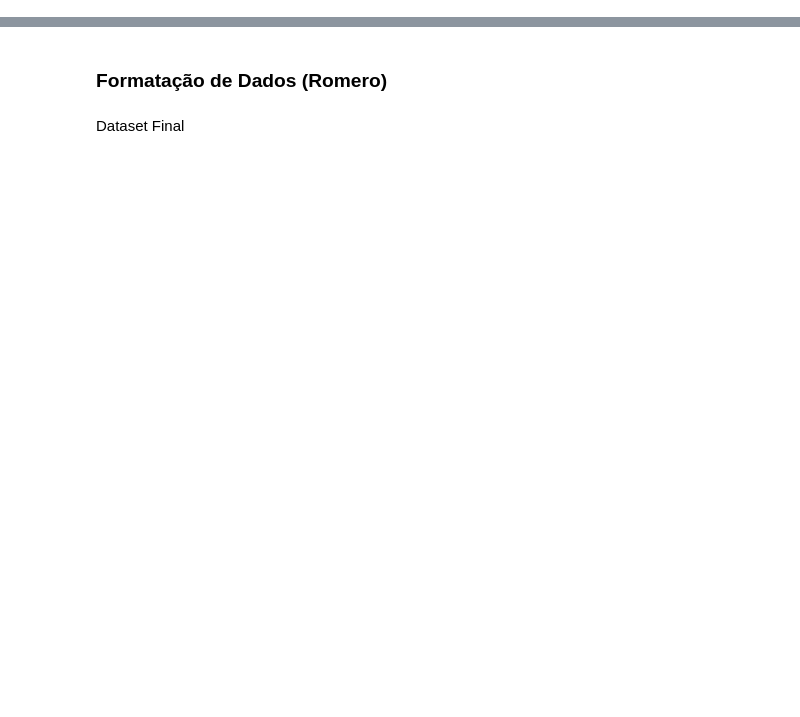
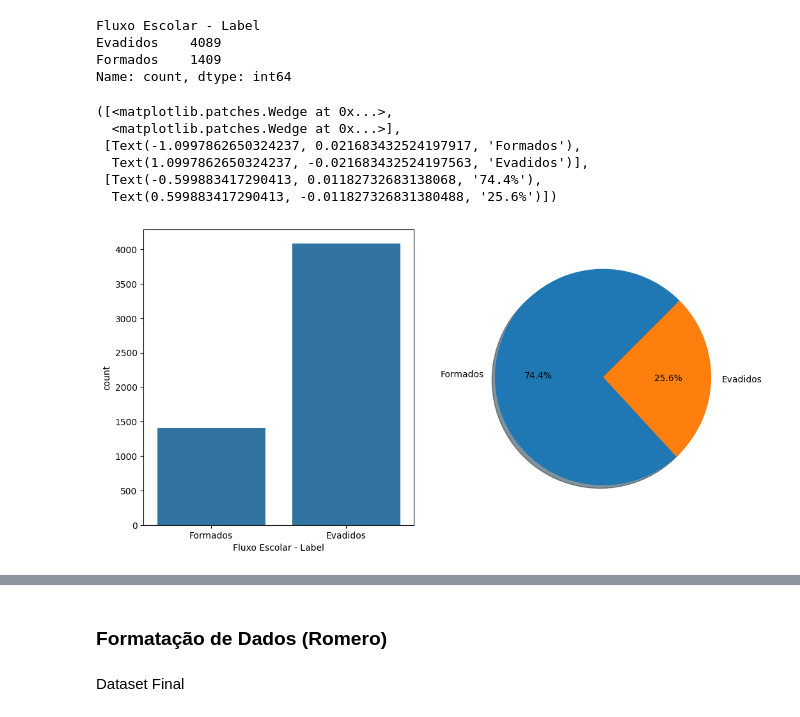
Before and after one commit to Daliego/special_topics_final_work, a Jupyter notebook: trabalho02/training_model_dataset.ipynb, the cells around one changed output, grey strips where cells are left out. Cells and saved outputs as stored; diff of their text form; code cells hidden in the pictures; blank space fills up the shorter version.

```diff
--- a/trabalho02/training_model_dataset.ipynb
+++ b/trabalho02/training_model_dataset.ipynb
@@ -11,3 +13,27 @@ import pandas as pd
 import numpy as np
 # %%
 df = pd.read_csv('./output/refatorado_dataset.csv', index_col=0)
+# %%
+df['Fluxo Escolar - Label'].value_counts()
+# %% [output]
+Fluxo Escolar - Label
+Evadidos    4089
+Formados    1409
+Name: count, dtype: int64
+# %%
+plt.figure(figsize=(12,6))
+plt.subplot(1,2,1)
+sns.countplot(x=df["Fluxo Escolar - Label"])
+plt.subplot(1,2,2)
+value_list = []
+for i in df["Fluxo Escolar - Label"].value_counts():
+    value_list.append(i)
+plt.pie(x=value_list,labels=["Formados", 'Evadidos'],shadow=True,autopct='%.1f%%',startangle=45)
+# %% [output]
+([<matplotlib.patches.Wedge at 0x...>,
+  <matplotlib.patches.Wedge at 0x...>],
+ [Text(-1.0997862650324237, 0.021683432524197917, 'Formados'),
+  Text(1.0997862650324237, -0.021683432524197563, 'Evadidos')],
+ [Text(-0.599883417290413, 0.01182732683138068, '74.4%'),
+  Text(0.599883417290413, -0.011827326831380488, '25.6%')])
+[figure, added]
```
Also changed, not shown: parts of 26 cells of this notebook, 2 other files.
